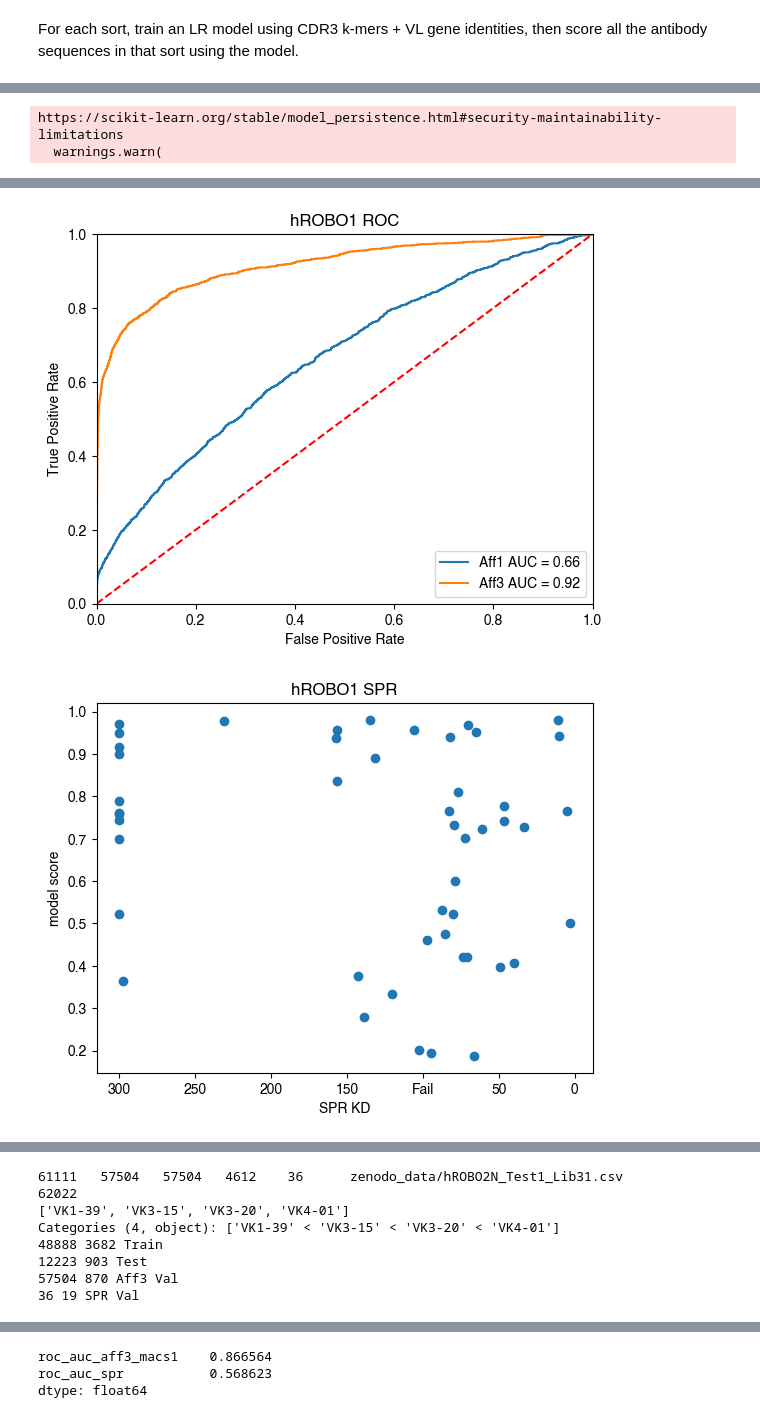
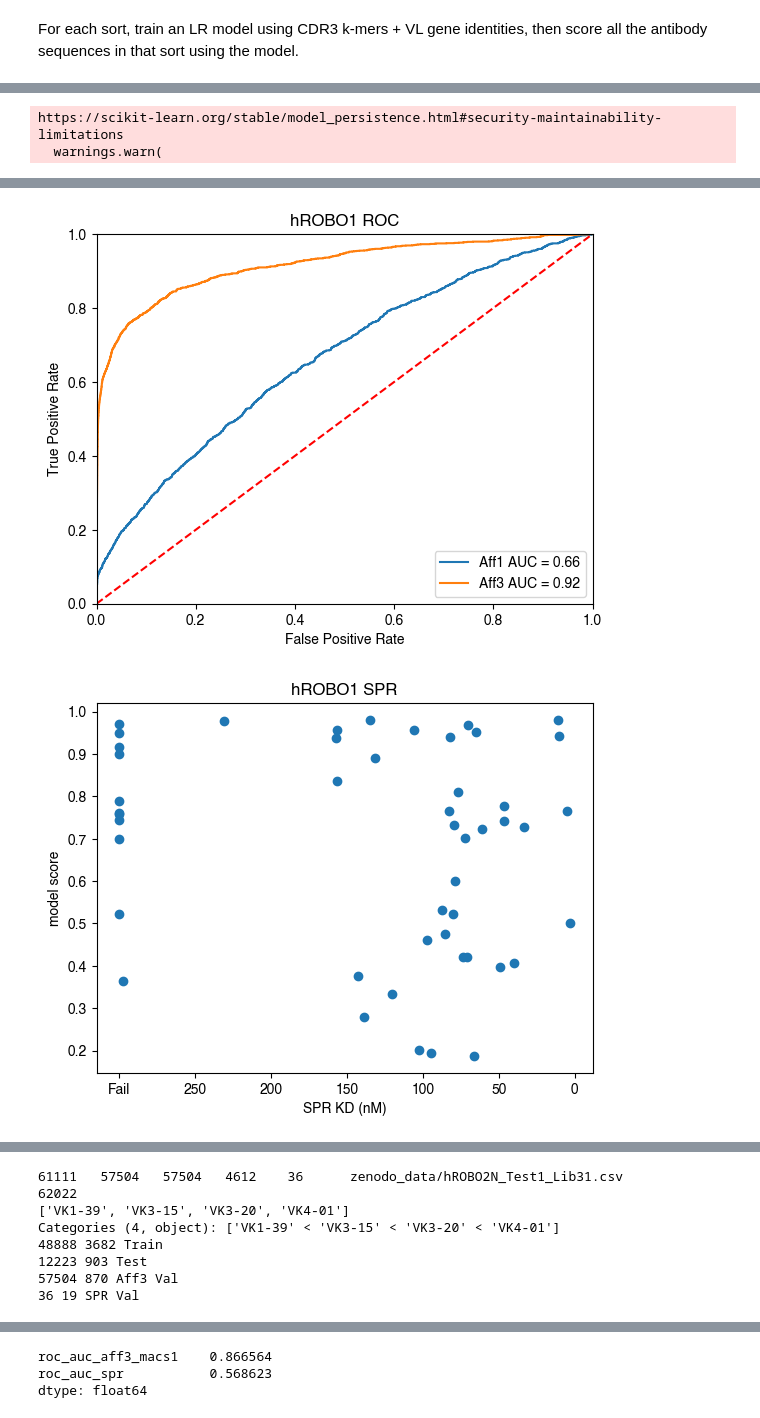
Before and after one commit to debbiemarkslab/ML-antibody-discovery, a Jupyter notebook: antibody_sorting_regression.ipynb, the cells around one changed output, grey strips where cells are left out. Saved outputs shown, nothing was run; the diff lists cells and outputs as text; code cells hidden in the pictures.

```diff
--- a/antibody_sorting_regression.ipynb
+++ b/antibody_sorting_regression.ipynb
@@ -403,10 +403,10 @@ for sort in sorts:
     plt.scatter(char_df["SPR KD"].mask(lambda col: col > 300, 300), y_score_val2)
     ax.invert_xaxis()
     plt.ylabel("model score")
-    plt.xlabel("SPR KD")
+    plt.xlabel("SPR KD (nM)")
     fig.canvas.draw()
     labels = [item.get_text() for item in ax.get_xmajorticklabels()]
-    labels = ["Fail" if item == "100" else item for item in labels]
+    labels = ["Fail" if item == "300" else item for item in labels]
     ax.set_xticks(ax.get_xticks(minor=False)[1:-1])
     ax.set_xticklabels(labels[1:-1])
     plt.show()
@@ -426,34 +426,34 @@ for sort in sorts:
 # %% [output]
 a1/m1   a2/m1   a3/m1   a2/a1   order   file
 73949   69503   69503   6262    48      zenodo_data/hROBO1_Test1_Lib31.csv
 75463
 ['VK1-39', 'VK3-15', 'VK3-20', 'VK4-01']
 Categories (4, object): ['VK1-39' < 'VK3-15' < 'VK3-20' < 'VK4-01']
 59159 4794 Train
 14790 1198 Test
 69503 1432 Aff3 Val
 48 43 SPR Val
 https://scikit-learn.org/stable/model_persistence.html#security-maintainability-limitations
   warnings.warn(
 Train AUC: 0.794523075055383
 Test AUC: 0.6631962015366006
 Aff3/Macs1 AUC: 0.9159257414354336
 Aff3 Spearman: 0.23463426504910534
 SPR AUC: 0.5813953488372092
 
 PFY    21.307608
 QVL    14.558972
 WGD    14.149847
 API    12.557590
 IQF    12.136298
          ...
 ... (14 lines left out)
 YWY      -8.907101
 VK1-39    0.026482
 VK3-15    0.050375
 Length: 1546, dtype: float64
 [figure]
-[figure, old version]
+[figure, new version]
 [figure]
 61111   57504   57504   4612    36      zenodo_data/hROBO2N_Test1_Lib31.csv
 62022
```
Also changed, not shown: parts of 1 cell of this notebook, 2 other files.
